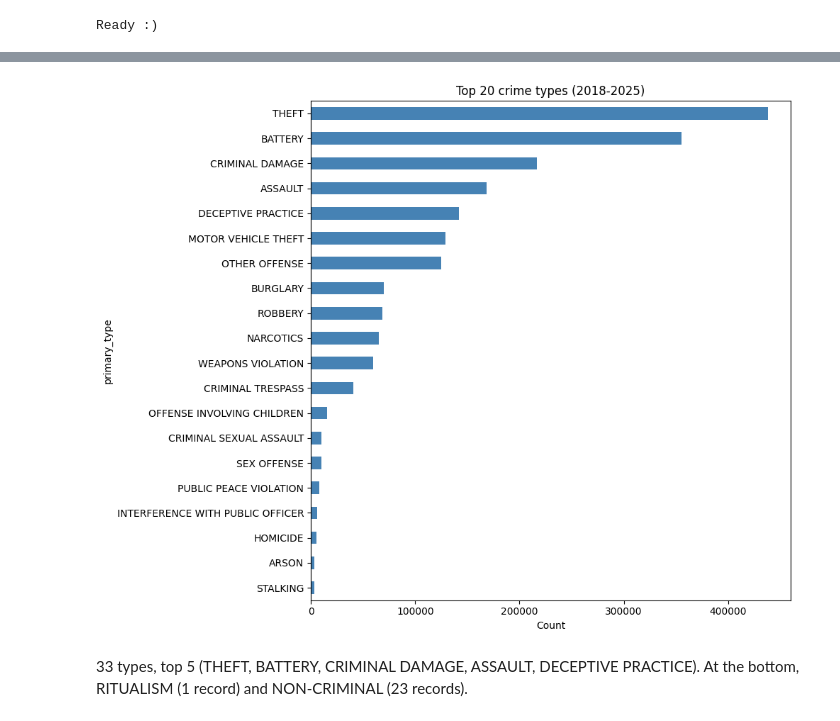
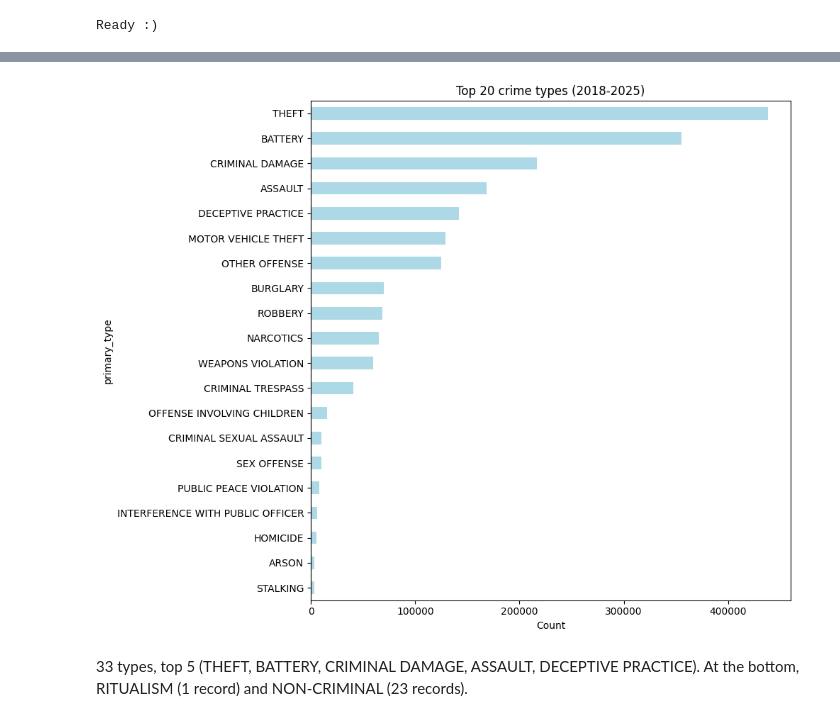
Before and after one commit to garlich/Data, a Jupyter notebook: 1_Explore_Clean.ipynb, the cells around one changed output, grey strips where cells are left out. Drawn from its saved outputs; the diff is of its cells as text; code cells hidden in the pictures.

```diff
--- a/1_Explore_Clean.ipynb
+++ b/1_Explore_Clean.ipynb
@@ -127,15 +126,15 @@ Distinct crime types: 33
 # %%
 # top 20 visualised
 fig, ax = plt.subplots(figsize=(10, 8))
 df_types.head(20).plot(x='primary_type', y='count', kind='barh', ax=ax,
                       title='Top 20 crime types (2018-2025)',
-                      color='steelblue', legend=False)
+                      color='lightblue', legend=False)
 plt.xlabel('Count')
 plt.gca().invert_yaxis()
 plt.tight_layout()
 plt.show()
 # %% [output]
-[figure, old version]
+[figure, new version]
 # %% [markdown]
 33 types, top 5 (THEFT, BATTERY, CRIMINAL DAMAGE, ASSAULT, DECEPTIVE PRACTICE).
 At the bottom, RITUALISM (1 record) and NON-CRIMINAL (23 records).
```
Also changed, not shown: parts of 27 cells of this notebook.
